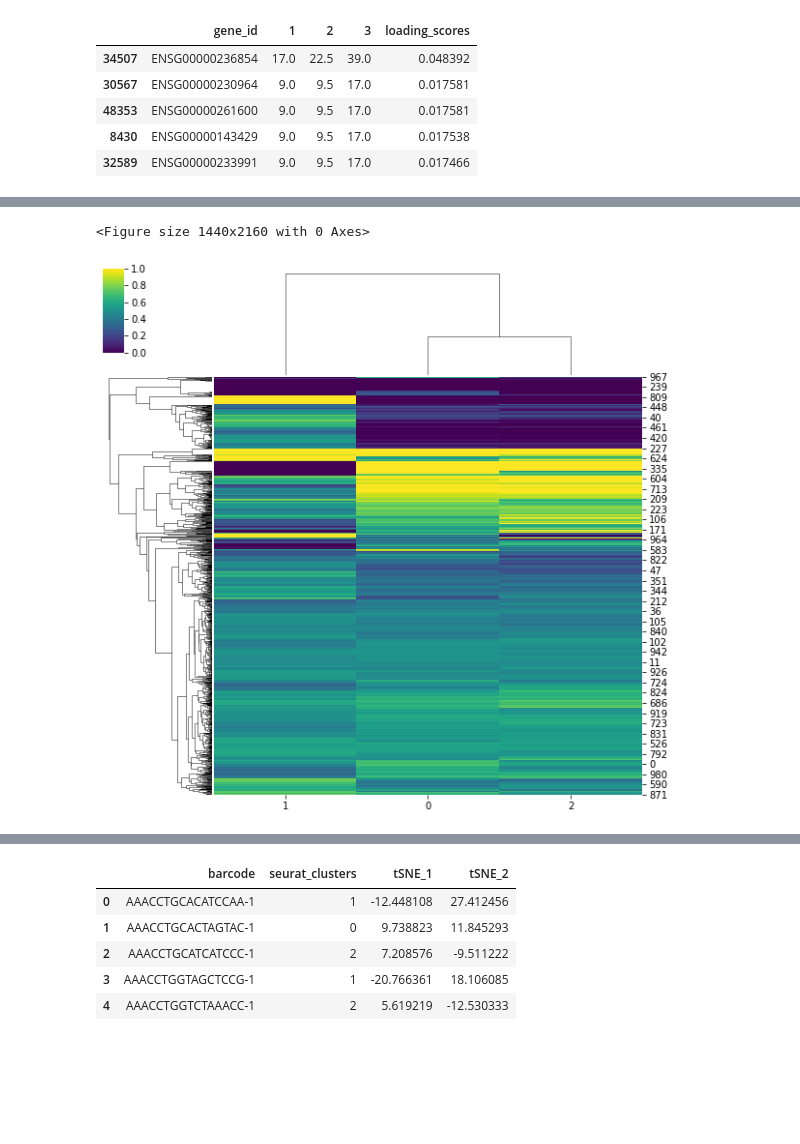
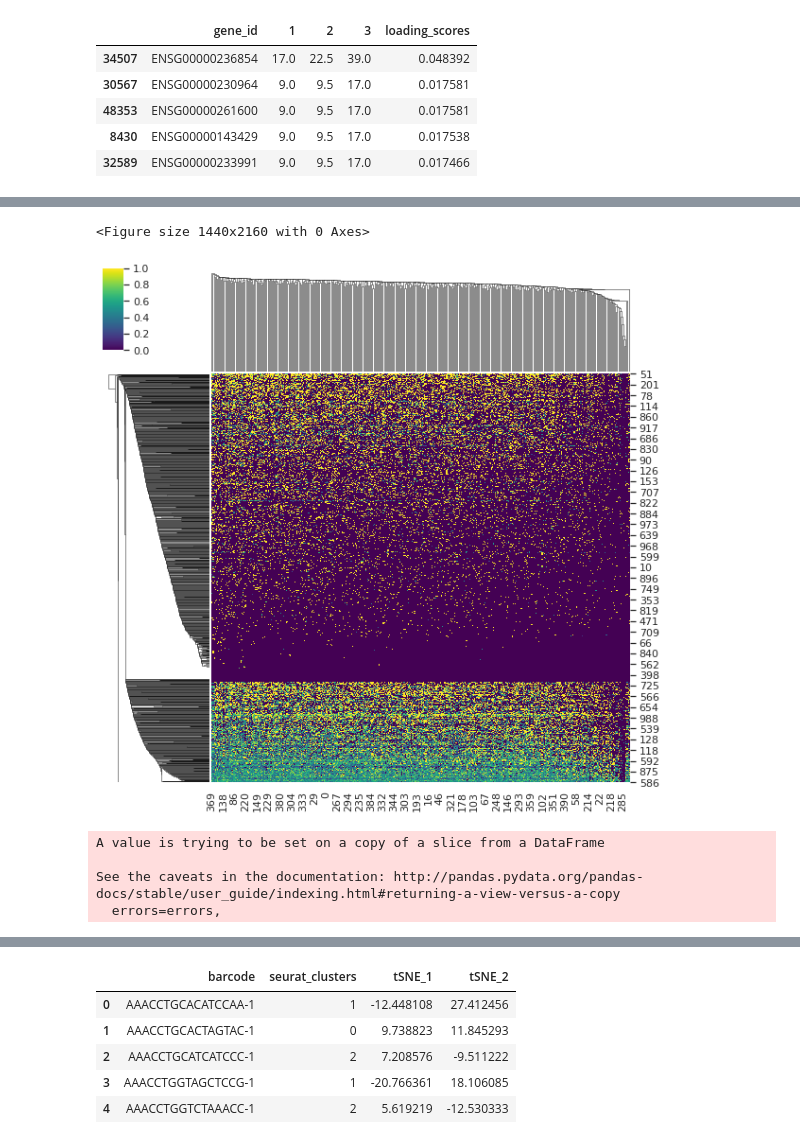
Before and after one commit to ivanov-v-v/cnv-inference, a Jupyter notebook: notebooks/vcf_to_ase.ipynb, the cells around one changed output, grey strips where cells are left out. Cells and saved outputs as stored; diff of their text form; code cells hidden in the pictures; blank space fills up the shorter version.

```diff
--- a/notebooks/vcf_to_ase.ipynb
+++ b/notebooks/vcf_to_ase.ipynb
@@ -284,7 +276,7 @@ def map_snp_to_genes(snp_tuple):
     mask = (genes_on_chrom.START <= pos) & (pos < genes_on_chrom.END)
     return ';'.join(genes_on_chrom[mask].GENE_ID)
 
-pool = mp.Pool(4)
+pool = mp.Pool(16)
 result = pool.map(map_snp_to_genes,
                   tqdm_notebook(snp_df.values))
 pool.close()
@@ -375,0 +391,6 @@ Wall time: 4min 22s
+# %%
+snps_intersecting_genes = []
+for gene, snp_list in gene_to_snps.items():
+    snps_intersecting_genes += snp_list
+snps_intersecting_genes = np.unique(snps_intersecting_genes)
+snps_intersecting_genes.size / counts_df.shape[0]
@@ -576,6 +840,6 @@ scDNA_cnv_df = pd.read_csv(cnv_tsv, sep='\t')
 # %%
 gene_ordering = {gene : i for i, gene in enumerate(scDNA_cnv_df.gene_id)}
-scRNA_counts_df["GENE_RANK"] = [gene_ordering.get(gene) for gene in scRNA_counts_df.GENE]
-scDNA_ase_df["GENE_RANK"] = [gene_ordering.get(gene) for gene in scDNA_ase_df.GENE]
+scRNA_counts_df["GENE_RANK"] = [gene_ordering.get(gene) for gene in scRNA_counts_df.GENE_ID]
+scDNA_ase_df["GENE_RANK"] = [gene_ordering.get(gene) for gene in scDNA_ase_df.GENE_ID]
 scRNA_counts_df.head()
 # %% [output]
@@ -615,9 +868,9 @@ memory usage: 896.2 KB
 # %%
-scDNA_genes = scDNA_ase_df.GENE
-scRNA_genes = scRNA_counts_df.GENE
+scDNA_genes = scDNA_ase_df.GENE_ID
+scRNA_genes = scRNA_counts_df.GENE_ID
 common_genes = set(scDNA_genes) & set(scRNA_genes)
-scDNA_ase_df = scDNA_ase_df[scDNA_ase_df.GENE.isin(common_genes)]
-scRNA_counts_df = scRNA_counts_df[scRNA_counts_df.GENE.isin(common_genes)]
+scDNA_ase_df = scDNA_ase_df[scDNA_ase_df.GENE_ID.isin(common_genes)]
+scRNA_counts_df = scRNA_counts_df[scRNA_counts_df.GENE_ID.isin(common_genes)]
 # %%
 scDNA_ase_df.shape
 # %% [output]
@@ -634,16 +887,21 @@ scRNA_counts_df.sort_index(inplace=True)
 # %%
 plt.figure(figsize=(20,30))
 sns.clustermap(
     scDNA_ase_df\
-    .drop(columns=["GENE", "GENE_RANK"])\
+    .drop(columns=["GENE_ID", "GENE_RANK"])\
     .fillna(value=0)\
     .astype(np.float32)\
     .values,
     cmap="viridis"
 );
 # %% [output]
 <Figure size 1440x2160 with 0 Axes>
-[figure, old version]
+[figure, new version]
 # %%
-scDNA_ase_df.drop(columns=["GENE_RANK"], inplace=True)
-scRNA_counts_df.drop(columns=["GENE_RANK"], inplace=True)
+scDNA_ase_df.drop(columns=["GENE_ID"], inplace=True)
+# scRNA_counts_df.drop(columns=["GENE_RANK"], inplace=True)
+# %% [output]
+A value is trying to be set on a copy of a slice from a DataFrame
+
+See the caveats in the documentation: http://pandas.pydata.org/pandas-docs/stable/user_guide/indexing.html#returning-a-view-versus-a-copy
+  errors=errors,
```
Also changed, not shown: parts of 86 cells of this notebook.
